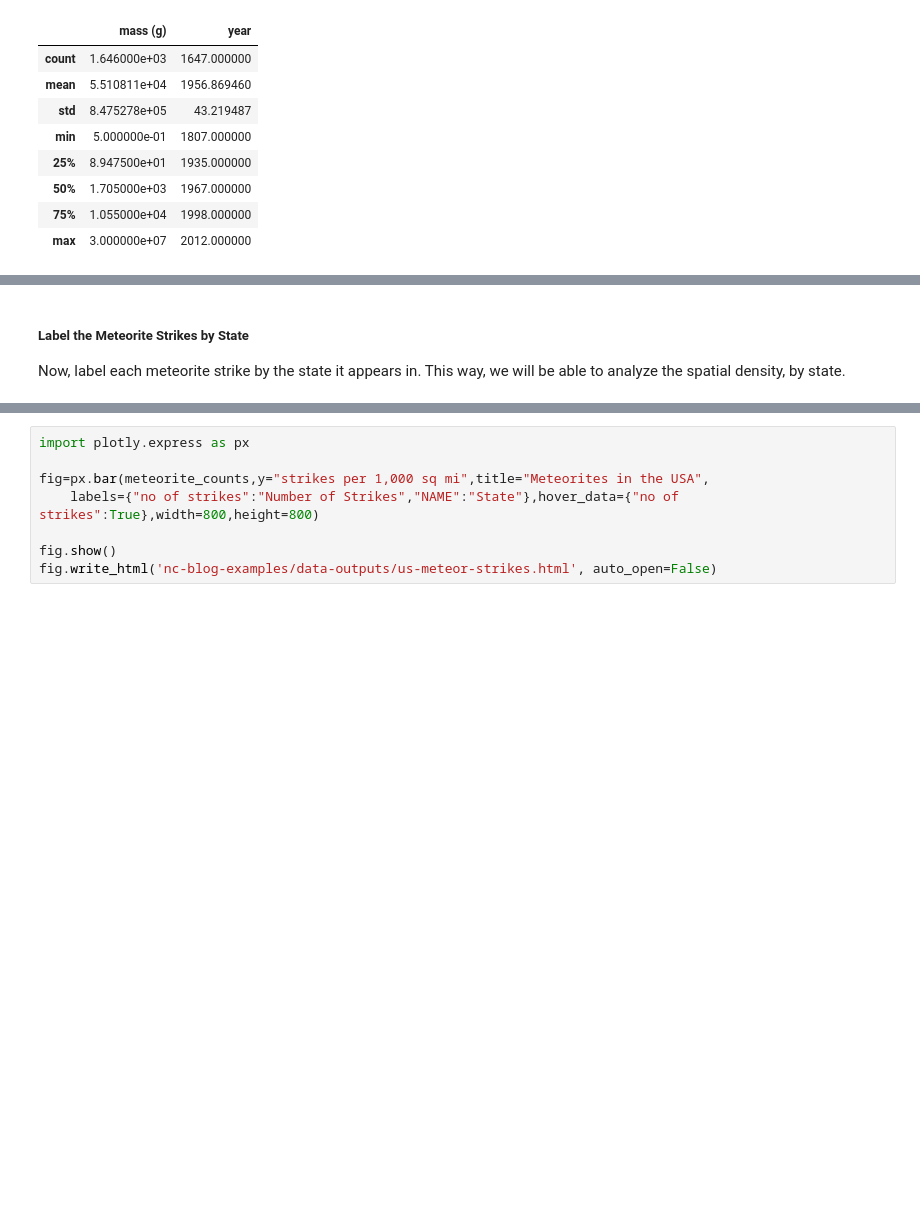
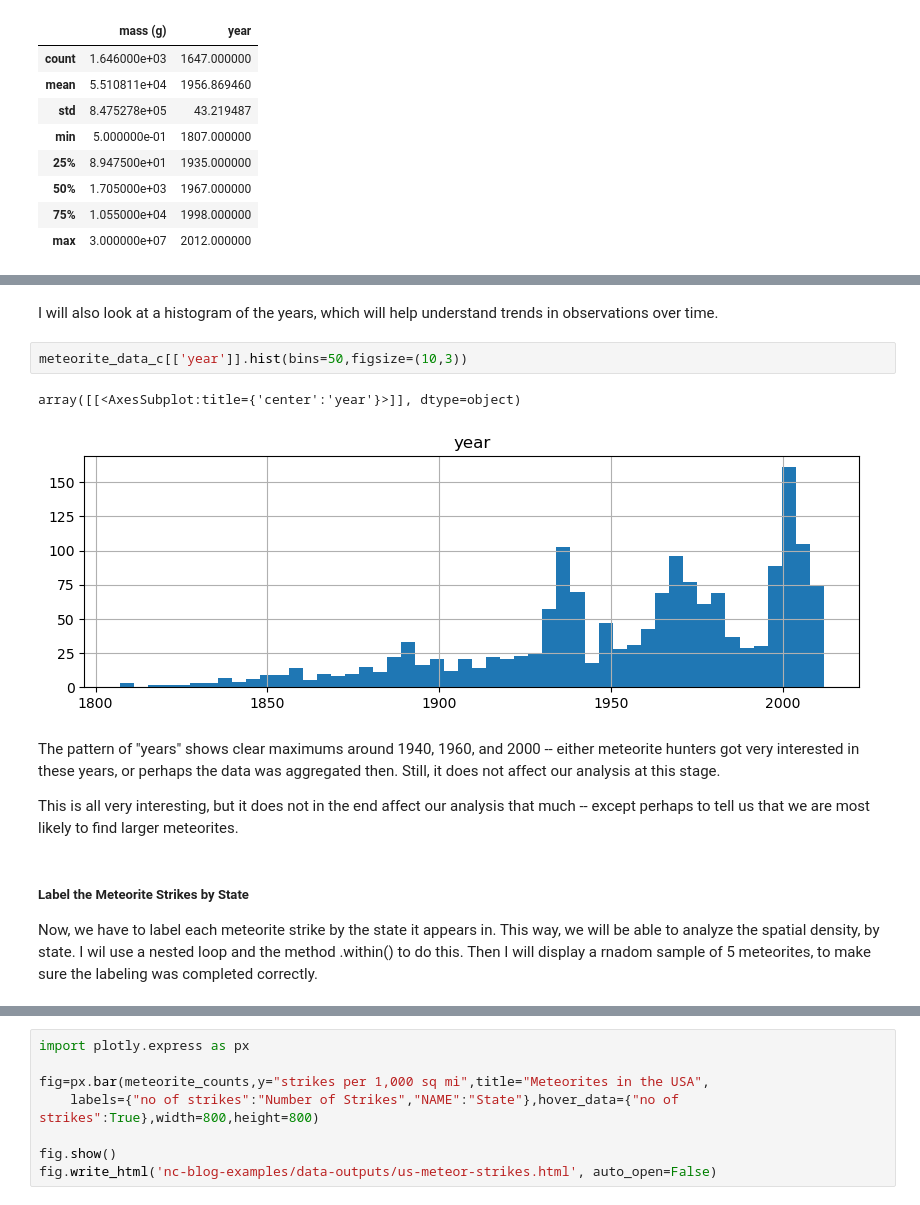
Before and after one commit to Nova-Creatio-Data-Labs/nc-blog-examples, a Jupyter notebook: finding-meteorites.ipynb, the cells around one changed output, grey strips where cells are left out. Drawn from its saved outputs; the diff is of its cells as text; blank space fills up the shorter version.

```diff
--- a/finding-meteorites.ipynb
+++ b/finding-meteorites.ipynb
@@ -245,7 +245,19 @@ meteorite_data_c[meteorite_data_c['mass (g)']>1000000].style
+# %% [markdown]
+I will also look at a histogram of the years, which will help understand trends in observations over time.
+# %%
+meteorite_data_c[['year']].hist(bins=50,figsize=(10,3))
+# %% [output]
+array([[<AxesSubplot:title={'center':'year'}>]], dtype=object)
+[figure, added]
+# %% [markdown]
+
+The pattern of "years" shows clear maximums around 1940, 1960, and 2000 -- either meteorite hunters got very interested in these years, or perhaps the data was aggregated then. Still, it does not affect our analysis at this stage.
+
+This is all very interesting, but it does not in the end affect our analysis that much -- except perhaps to tell us that we are most likely to find larger meteorites.
 # %% [markdown]
 
 ##### Label the Meteorite Strikes by State
-Now, label each meteorite strike by the state it appears in. This way, we will be able to analyze the spatial density, by state.
+Now, we have to label each meteorite strike by the state it appears in. This way, we will be able to analyze the spatial density, by state. I wil use a nested loop and the method .within() to do this. Then I will display a rnadom sample of 5 meteorites, to make sure the labeling was completed correctly.
 # %%
 # This is the output, describing which are in which state.
 statelist = []
```
Also changed, not shown: parts of 24 cells of this notebook, 2 other files.
